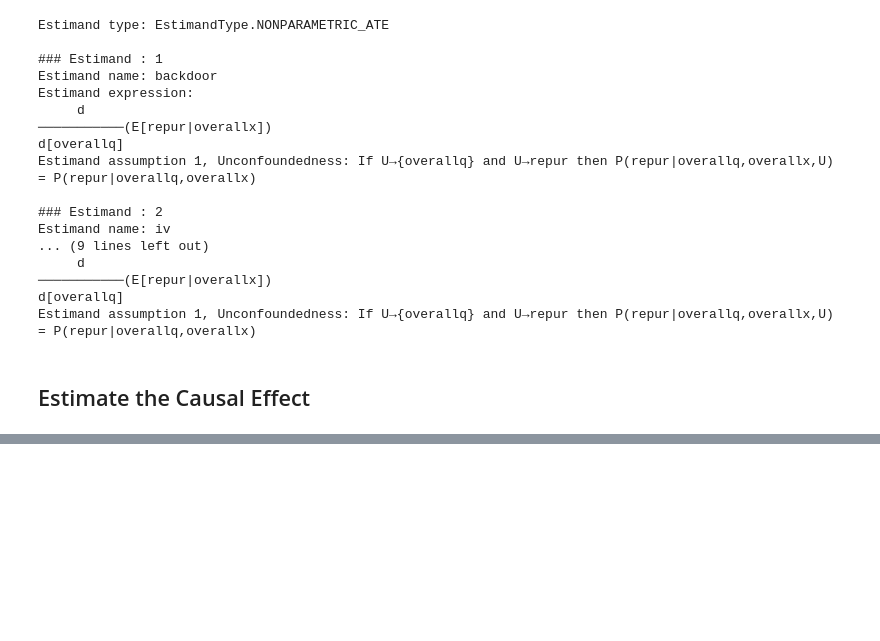
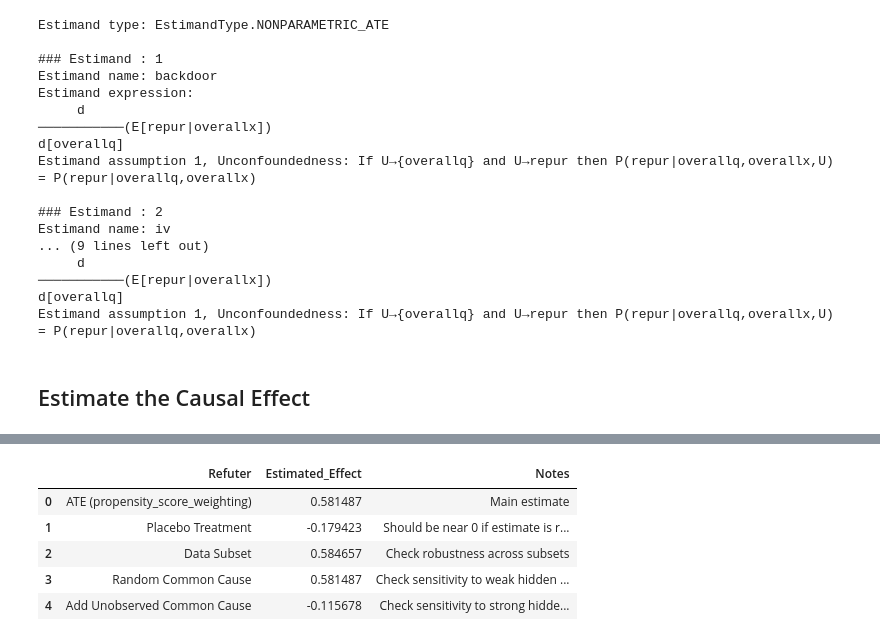
Before and after one commit to elliealbertson/causal_inference_customer_satisfaction, a Jupyter notebook: causal_inference_customer_satisfaction.ipynb, the cells around one changed output, grey strips where cells are left out. Drawn from its saved outputs; the diff is of its cells as text; code cells hidden in the pictures; blank space fills up the shorter version.

```diff
--- a/causal_inference_customer_satisfaction.ipynb
+++ b/causal_inference_customer_satisfaction.ipynb
@@ -278,0 +312,79 @@ DoWhy linear regression ATE: 0.5810023157965956
+# %%
+# 2. Estimate ATE using propensity score weighting
+causal_estimate = model.estimate_effect(
+    estimand,
+    method_name="backdoor.propensity_score_weighting"
+)
+
+# Prepare a list to store results
+results = []
+
+# Add the main ATE estimate
+results.append({
+    "Refuter": "ATE (propensity_score_weighting)",
+    "Estimated_Effect": causal_estimate.value,
+    "Notes": "Main estimate"
+})
+
+# 3. Placebo treatment refuter
+refute_placebo = model.refute_estimate(
+    estimand,
+    causal_estimate,
+    method_name="placebo_treatment_refuter",
+    placebo_type="permute"  # random permutation of treatment
+)
+results.append({
+    "Refuter": "Placebo Treatment",
+    "Estimated_Effect": refute_placebo.new_effect,
+    "Notes": "Should be near 0 if estimate is robust"
+})
+
+# 4. Data subset refuter
+refute_subset = model.refute_estimate(
+    estimand,
+    causal_estimate,
+    method_name="data_subset_refuter",
+    subset_fraction=0.8  # use 80% of data
+)
+results.append({
+    "Refuter": "Data Subset",
+    "Estimated_Effect": refute_subset.new_effect,
+    "Notes": "Check robustness across subsets"
+})
+
+# 5. Random common cause refuter
+refute_random_cause = model.refute_estimate(
+    estimand,
+    causal_estimate,
+    method_name="random_common_cause"
+)
+results.append({
+    "Refuter": "Random Common Cause",
+    "Estimated_Effect": refute_random_cause.new_effect,
+    "Notes": "Check sensitivity to weak hidden confounders"
+})
+
+# 6. Add unobserved common cause refuter
+refute_unobserved = model.refute_estimate(
+    estimand,
+    causal_estimate,
+    method_name="add_unobserved_common_cause",
+)
+results.append({
+    "Refuter": "Add Unobserved Common Cause",
+    "Estimated_Effect": refute_unobserved.new_effect,
+    "Notes": "Check sensitivity to strong hidden confounders"
+})
+
+# 7. Convert to DataFrame for a clean summary
+results_df = pd.DataFrame(results)
+
+# Display the summary table
+results_df
+# %% [output]
+|  | Refuter | Estimated_Effect | Notes |
+| 0 | ATE (propensity_score_weighting) | 0.581487 | Main estimate |
+| 1 | Placebo Treatment | -0.179423 | Should be near 0 if estimate is r... |
+| 2 | Data Subset | 0.584657 | Check robustness across subsets |
+| 3 | Random Common Cause | 0.581487 | Check sensitivity to weak hidden ... |
+| 4 | Add Unobserved Common Cause | -0.115678 | Check sensitivity to strong hidde... |
```
Also changed, not shown: parts of 8 cells of this notebook.
